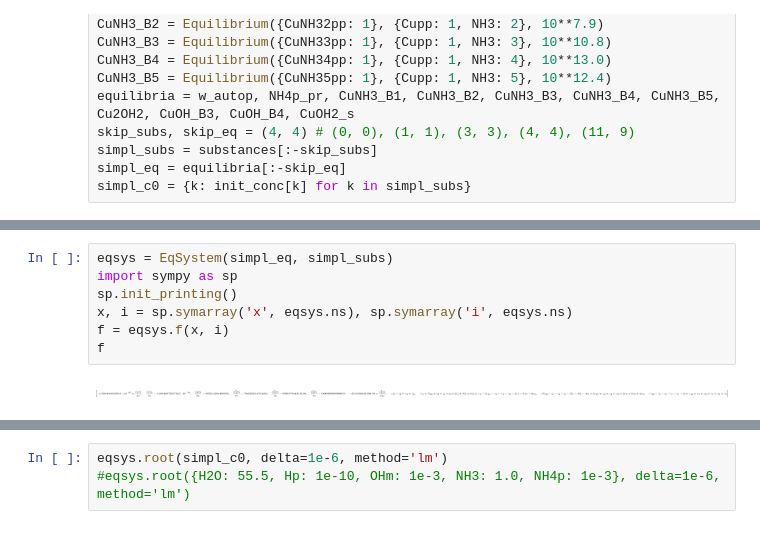
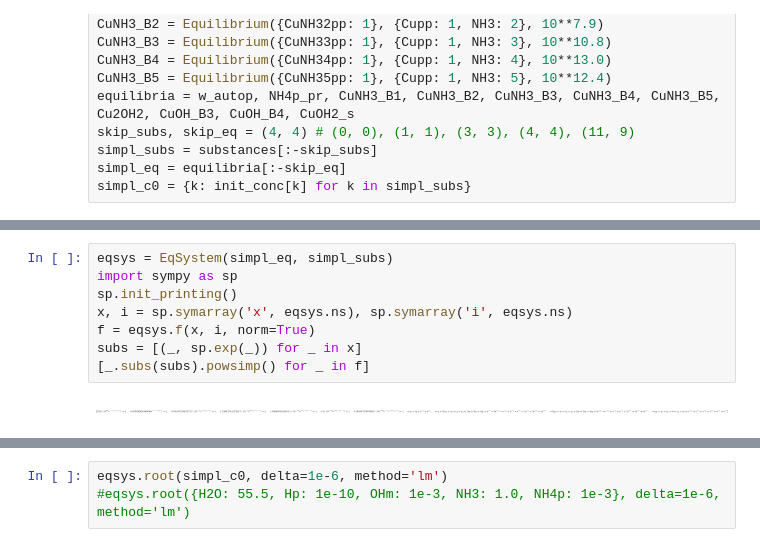
Before and after one commit to bjodah/chempy, a Jupyter notebook: examples/ammoincal_cupric_solution.ipynb, the cells around one changed output, grey strips where cells are left out. Saved outputs shown, nothing was run; the diff lists cells and outputs as text.

Commit message:
Added norm and pres1st options

```diff
--- a/examples/ammoincal_cupric_solution.ipynb
+++ b/examples/ammoincal_cupric_solution.ipynb
@@ -75,12 +75,13 @@ $Cu(NH_3)_5^{2+} \rightleftharpoons 5 NH_3 + Cu^{2+}~~~~~~~~~~~~~~~~~~~~~~~~~~~~
 # %%
 eqsys = EqSystem(simpl_eq, simpl_subs)
 import sympy as sp
 sp.init_printing()
 x, i = sp.symarray('x', eqsys.ns), sp.symarray('i', eqsys.ns)
-f = eqsys.f(x, i)
-f
+f = eqsys.f(x, i, norm=True)
+subs = [(_, sp.exp(_)) for _ in x]
+[_.subs(subs).powsimp() for _ in f]
 # %% [output]
-[figure, old version]
+[figure, new version]
 # %%
 sp.Matrix(1, len(f), lambda _, q: f[q]).jacobian(x)
 # %% [output]
```
Also changed, not shown: parts of 25 cells of this notebook, 2 other files.
